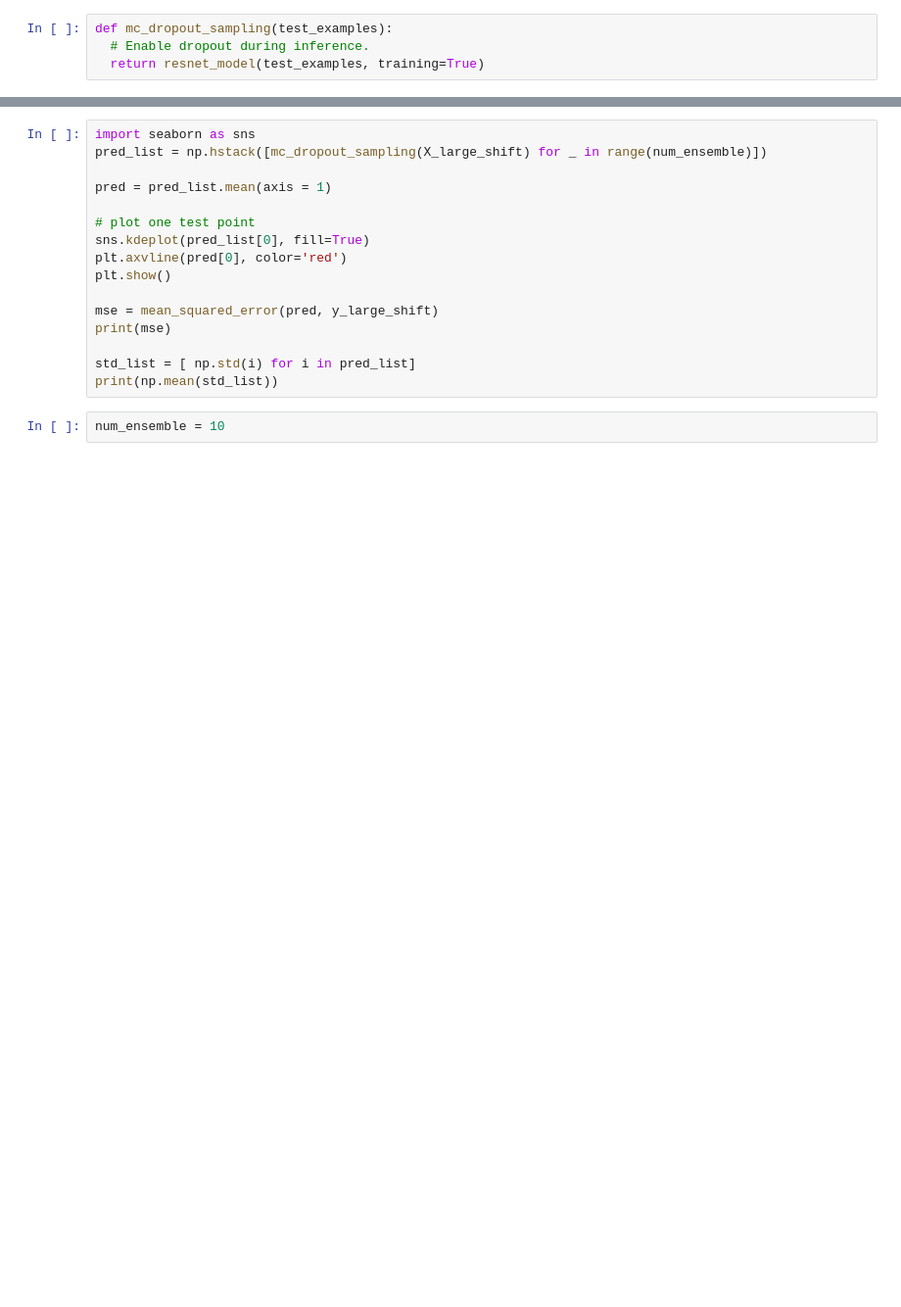
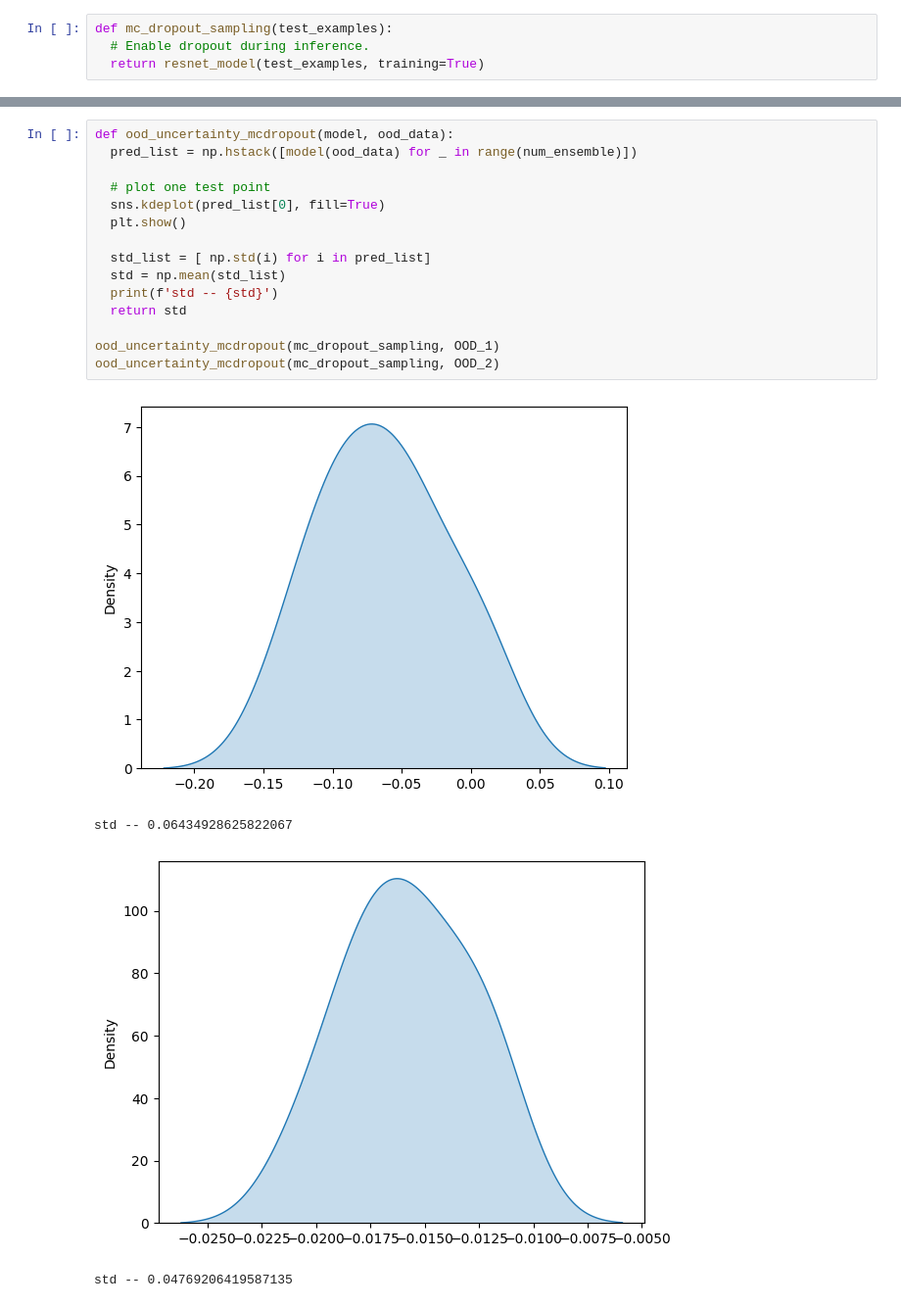
Before and after one commit to EricXue92/UQ, a Jupyter notebook: SNGP_Regression.ipynb, the cells around one changed output, grey strips where cells are left out. Shown at 98% size. Drawn from its saved outputs; the diff is of its cells as text; blank space fills up the shorter version.

```diff
--- a/SNGP_Regression.ipynb
+++ b/SNGP_Regression.ipynb
@@ -438,18 +363,20 @@ print(np.mean(std_list))
-# %%
-import seaborn as sns
-pred_list = np.hstack([mc_dropout_sampling(X_large_shift) for _ in range(num_ensemble)])
-
-pred = pred_list.mean(axis = 1)
-
-# plot one test point
-sns.kdeplot(pred_list[0], fill=True)
-plt.axvline(pred[0], color='red')
-plt.show()
-
-mse = mean_squared_error(pred, y_large_shift)
-print(mse)
-
-std_list = [ np.std(i) for i in pred_list]
-print(np.mean(std_list))
-# %%
-num_ensemble = 10
+# %%
+def ood_uncertainty_mcdropout(model, ood_data):
+  pred_list = np.hstack([model(ood_data) for _ in range(num_ensemble)])
+
+  # plot one test point
+  sns.kdeplot(pred_list[0], fill=True)
+  plt.show()
+
+  std_list = [ np.std(i) for i in pred_list]
+  std = np.mean(std_list)
+  print(f'std -- {std}')
+  return std
+
+ood_uncertainty_mcdropout(mc_dropout_sampling, OOD_1)
+ood_uncertainty_mcdropout(mc_dropout_sampling, OOD_2)
+# %% [output]
+[figure, added]
+std -- 0.06434928625822067
+[figure, added]
+std -- 0.04769206419587135
```
Also changed, not shown: parts of 39 cells of this notebook.
